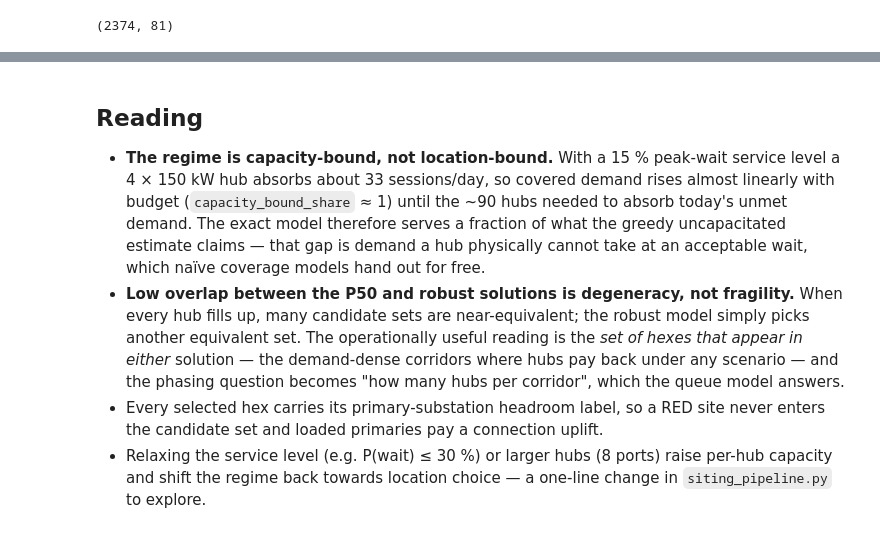
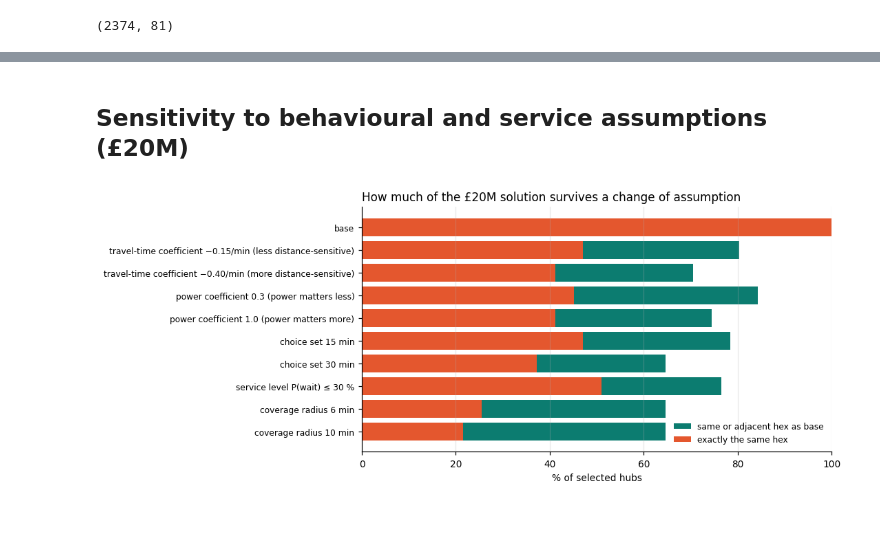
Before and after one commit to m-erts/chargescape-london, a Jupyter notebook: notebooks/04_siting.ipynb, the cells around one changed output, grey strips where cells are left out. Saved outputs shown, nothing was run; the diff lists cells and outputs as text; code cells hidden in the pictures.

```diff
--- a/notebooks/04_siting.ipynb
+++ b/notebooks/04_siting.ipynb
@@ -80,6 +110,15 @@ budget £20M: 51 hubs (P50), 51 hubs (robust), 16 in both
-# %% [markdown]
-## Reading
-* **The regime is capacity-bound, not location-bound.** With a 15 % peak-wait service level a 4 × 150 kW hub absorbs about 33 sessions/day, so covered demand rises almost linearly with budget (`capacity_bound_share` ≈ 1) until the ~90 hubs needed to absorb today's unmet demand. The exact model therefore serves a fraction of what the greedy uncapacitated estimate claims — that gap is demand a hub physically cannot take at an acceptable wait, which naïve coverage models hand out for free.
-* **Low overlap between the P50 and robust solutions is degeneracy, not fragility.** When every hub fills up, many candidate sets are near-equivalent; the robust model simply picks another equivalent set. The operationally useful reading is the *set of hexes that appear in either* solution — the demand-dense corridors where hubs pay back under any scenario — and the phasing question becomes "how many hubs per corridor", which the queue model answers.
-* Every selected hex carries its primary-substation headroom label, so a RED site never enters the candidate set and loaded primaries pay a connection uplift.
-* Relaxing the service level (e.g. P(wait) ≤ 30 %) or larger hubs (8 ports) raise per-hub capacity and shift the regime back towards location choice — a one-line change in `siting_pipeline.py` to explore.
+# %% [markdown]
+## Sensitivity to behavioural and service assumptions (£20M)
+# %%
+sens = pd.read_csv(TABLES / "sensitivity_2026_budget20m.csv")
+show = sens[["variant", "unmet_sessions_day", "hub_capacity_sessions_day", "n_hubs", "coverage_share", "mip_gap", "same_hex_as_base", "same_or_adjacent_hex"]].copy()
+fig, ax = plt.subplots(figsize=(8, 4.2))
+y = np.arange(len(show))[::-1]
+ax.barh(y, show.same_or_adjacent_hex * 100, color="#0c7c70", label="same or adjacent hex as base")
+ax.barh(y, show.same_hex_as_base * 100, color="#e4572e", label="exactly the same hex")
+ax.set_yticks(y); ax.set_yticklabels(show.variant, fontsize=8); ax.set_xlim(0, 100); ax.set_xlabel("% of selected hubs")
+ax.set_title("How much of the £20M solution survives a change of assumption", loc="left"); ax.legend(frameon=False, fontsize=8, loc="lower right"); ax.grid(axis="x", alpha=0.3)
+save(fig, "04_sensitivity.png"); plt.show()
+show.round(3)
+# %% [output]
+[figure, added]
```
Also changed, not shown: parts of 11 cells of this notebook, 59 other files.
